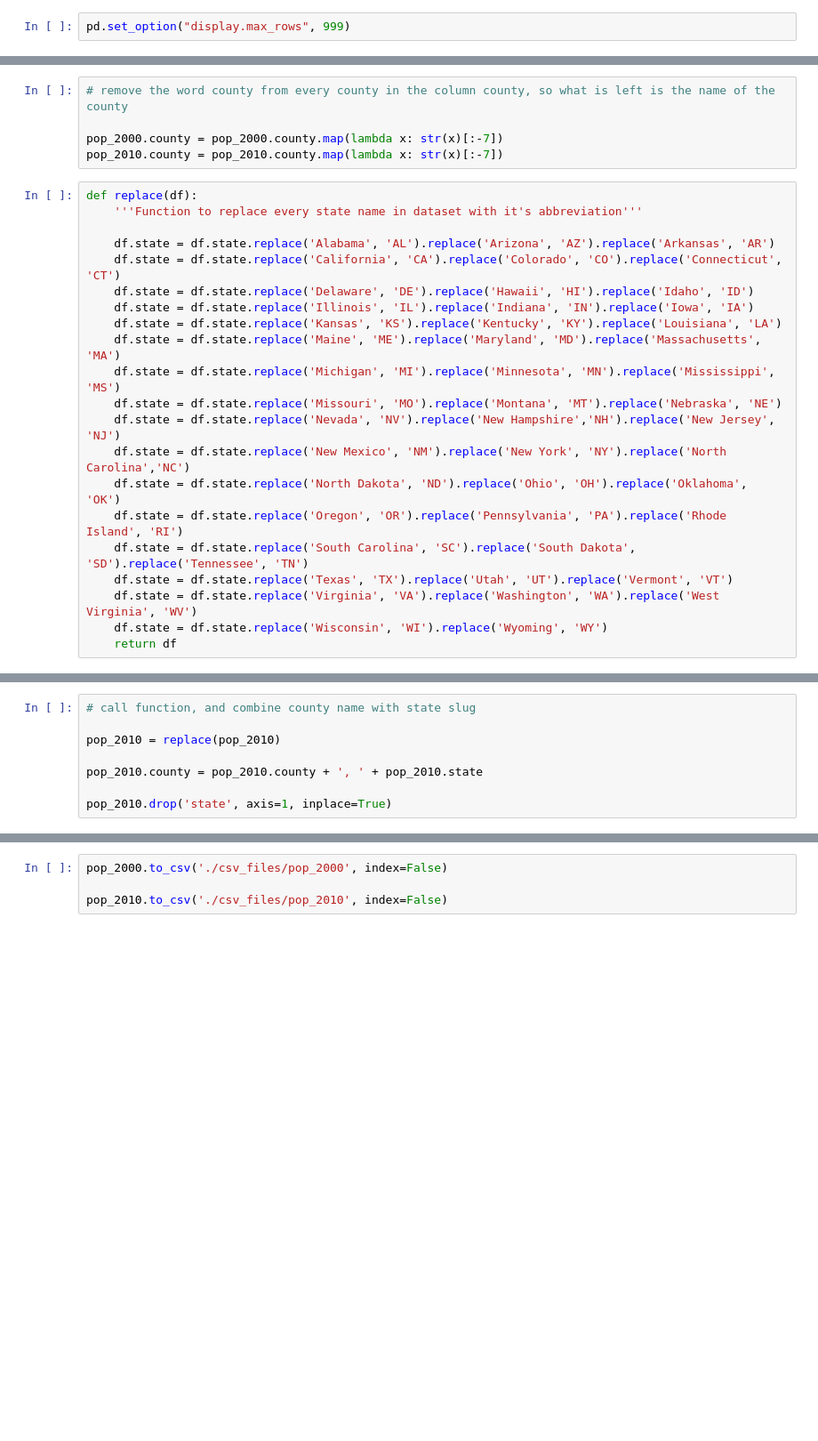
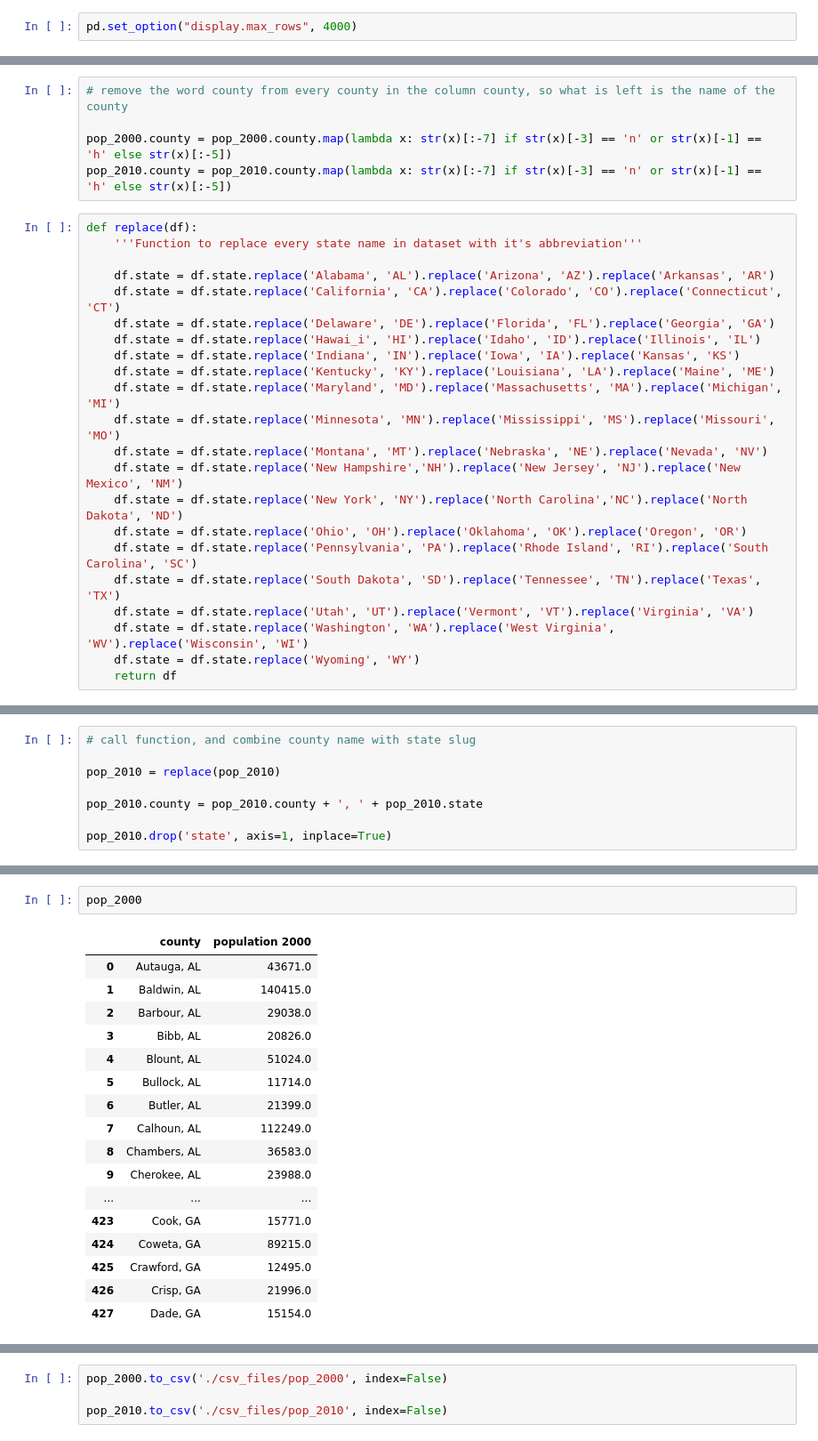
Before and after one commit to pnlp/Voter_Behavior, a Jupyter notebook: Census_Playground.ipynb, the cells around one changed output, grey strips where cells are left out. Shown at 89% size. Drawn from its saved outputs; the diff is of its cells as text; blank space fills up the shorter version.

```diff
--- a/Census_Playground.ipynb
+++ b/Census_Playground.ipynb
@@ -3,7 +3,7 @@
 # %%
 import pandas as pd
 # %%
-pd.set_option("display.max_rows", 999)
+pd.set_option("display.max_rows", 4000)
 # %%
 # Load in data from excel turned csv files
 
@@ -28,28 +28,29 @@ pop_2010 = pop_2010[pop_2010.state != 'Alaska']
 # %%
 # remove the word county from every county in the column county, so what is left is the name of the county
 
-pop_2000.county = pop_2000.county.map(lambda x: str(x)[:-7])
-pop_2010.county = pop_2010.county.map(lambda x: str(x)[:-7])
+pop_2000.county = pop_2000.county.map(lambda x: str(x)[:-7] if str(x)[-3] == 'n' or str(x)[-1] == 'h' else str(x)[:-5])
+pop_2010.county = pop_2010.county.map(lambda x: str(x)[:-7] if str(x)[-3] == 'n' or str(x)[-1] == 'h' else str(x)[:-5])
 # %%
 def replace(df):
     '''Function to replace every state name in dataset with it's abbreviation'''
 
     df.state = df.state.replace('Alabama', 'AL').replace('Arizona', 'AZ').replace('Arkansas', 'AR')
     df.state = df.state.replace('California', 'CA').replace('Colorado', 'CO').replace('Connecticut', 'CT')
-    df.state = df.state.replace('Delaware', 'DE').replace('Hawaii', 'HI').replace('Idaho', 'ID')
-    df.state = df.state.replace('Illinois', 'IL').replace('Indiana', 'IN').replace('Iowa', 'IA')
-    df.state = df.state.replace('Kansas', 'KS').replace('Kentucky', 'KY').replace('Louisiana', 'LA')
-    df.state = df.state.replace('Maine', 'ME').replace('Maryland', 'MD').replace('Massachusetts', 'MA')
-    df.state = df.state.replace('Michigan', 'MI').replace('Minnesota', 'MN').replace('Mississippi', 'MS')
-    df.state = df.state.replace('Missouri', 'MO').replace('Montana', 'MT').replace('Nebraska', 'NE')
-    df.state = df.state.replace('Nevada', 'NV').replace('New Hampshire','NH').replace('New Jersey', 'NJ')
-    df.state = df.state.replace('New Mexico', 'NM').replace('New York', 'NY').replace('North Carolina','NC')
-    df.state = df.state.replace('North Dakota', 'ND').replace('Ohio', 'OH').replace('Oklahoma', 'OK')
-    df.state = df.state.replace('Oregon', 'OR').replace('Pennsylvania', 'PA').replace('Rhode Island', 'RI')
-    df.state = df.state.replace('South Carolina', 'SC').replace('South Dakota', 'SD').replace('Tennessee', 'TN')
-    df.state = df.state.replace('Texas', 'TX').replace('Utah', 'UT').replace('Vermont', 'VT')
-    df.state = df.state.replace('Virginia', 'VA').replace('Washington', 'WA').replace('West Virginia', 'WV')
-    df.state = df.state.replace('Wisconsin', 'WI').replace('Wyoming', 'WY')
+    df.state = df.state.replace('Delaware', 'DE').replace('Florida', 'FL').replace('Georgia', 'GA')
+    df.state = df.state.replace('Hawai_i', 'HI').replace('Idaho', 'ID').replace('Illinois', 'IL')
+    df.state = df.state.replace('Indiana', 'IN').replace('Iowa', 'IA').replace('Kansas', 'KS')
+    df.state = df.state.replace('Kentucky', 'KY').replace('Louisiana', 'LA').replace('Maine', 'ME')
+    df.state = df.state.replace('Maryland', 'MD').replace('Massachusetts', 'MA').replace('Michigan', 'MI')
+    df.state = df.state.replace('Minnesota', 'MN').replace('Mississippi', 'MS').replace('Missouri', 'MO')
+    df.state = df.state.replace('Montana', 'MT').replace('Nebraska', 'NE').replace('Nevada', 'NV')
+    df.state = df.state.replace('New Hampshire','NH').replace('New Jersey', 'NJ').replace('New Mexico', 'NM')
+    df.state = df.state.replace('New York', 'NY').replace('North Carolina','NC').replace('North Dakota', 'ND')
+    df.state = df.state.replace('Ohio', 'OH').replace('Oklahoma', 'OK').replace('Oregon', 'OR')
+    df.state = df.state.replace('Pennsylvania', 'PA').replace('Rhode Island', 'RI').replace('South Carolina', 'SC')
+    df.state = df.state.replace('South Dakota', 'SD').replace('Tennessee', 'TN').replace('Texas', 'TX')
+    df.state = df.state.replace('Utah', 'UT').replace('Vermont', 'VT').replace('Virginia', 'VA')
+    df.state = df.state.replace('Washington', 'WA').replace('West Virginia', 'WV').replace('Wisconsin', 'WI')
+    df.state = df.state.replace('Wyoming', 'WY')
     return df
 # %%
 # call function, and combine county name with state slug
@@ -69,0 +73,20 @@ pop_2010.drop('state', axis=1, inplace=True)
+# %%
+pop_2000
+# %% [output]
+|  | county | population 2000 |
+| 0 | Autauga, AL | 43671.0 |
+| 1 | Baldwin, AL | 140415.0 |
+| 2 | Barbour, AL | 29038.0 |
+| 3 | Bibb, AL | 20826.0 |
+| 4 | Blount, AL | 51024.0 |
+| 5 | Bullock, AL | 11714.0 |
+| 6 | Butler, AL | 21399.0 |
+| 7 | Calhoun, AL | 112249.0 |
+| 8 | Chambers, AL | 36583.0 |
+| 9 | Cherokee, AL | 23988.0 |
+| ... | ... | ... |
+| 423 | Cook, GA | 15771.0 |
+| 424 | Coweta, GA | 89215.0 |
+| 425 | Crawford, GA | 12495.0 |
+| 426 | Crisp, GA | 21996.0 |
+| 427 | Dade, GA | 15154.0 |
```
Also changed, not shown: parts of 6 cells of this notebook, 36 other files.
